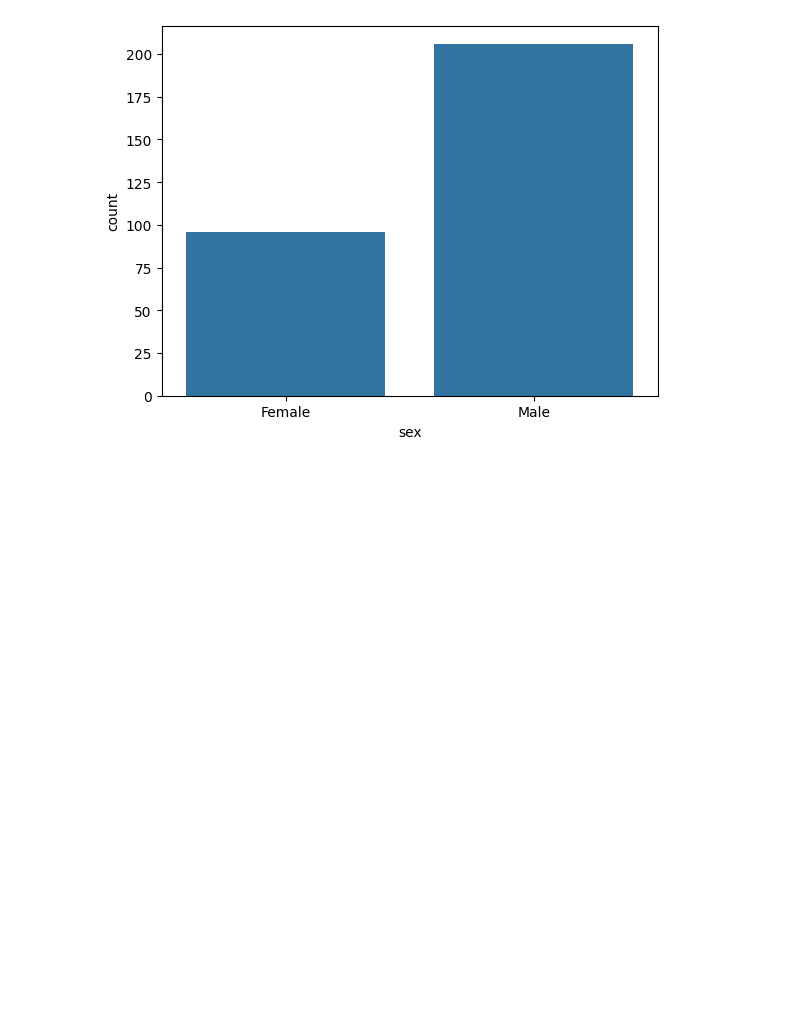
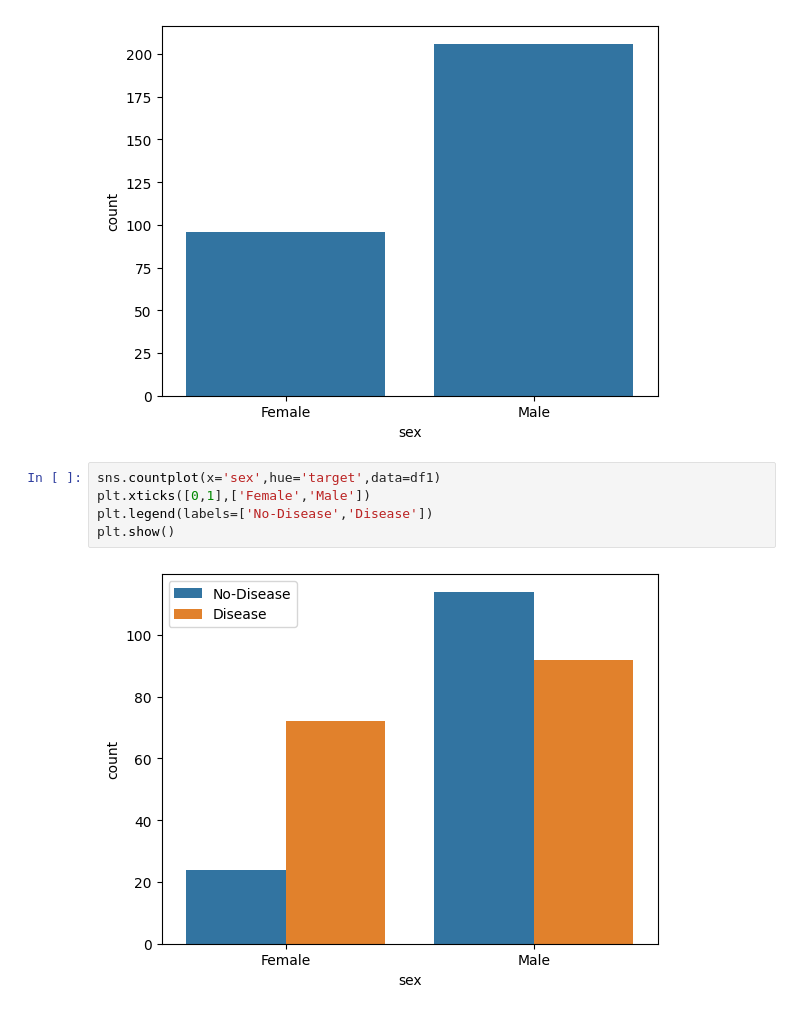
Before and after one commit to yash66gupta/Heart-disease-analysis, a Jupyter notebook: Heart_disease_data_analysis.ipynb, the cells around one changed output. Drawn from its saved outputs; the diff is of its cells as text; blank space fills up the shorter version.

```diff
--- a/Heart_disease_data_analysis.ipynb
+++ b/Heart_disease_data_analysis.ipynb
@@ -140,3 +147,10 @@ plt.xticks([0,1],['Female','Male'])
 plt.show()
 # %% [output]
 [figure]
+# %%
+sns.countplot(x='sex',hue='target',data=df1)
+plt.xticks([0,1],['Female','Male'])
+plt.legend(labels=['No-Disease','Disease'])
+plt.show()
+# %% [output]
+[figure, added]
```
Also changed, not shown: parts of 2 cells of this notebook.
